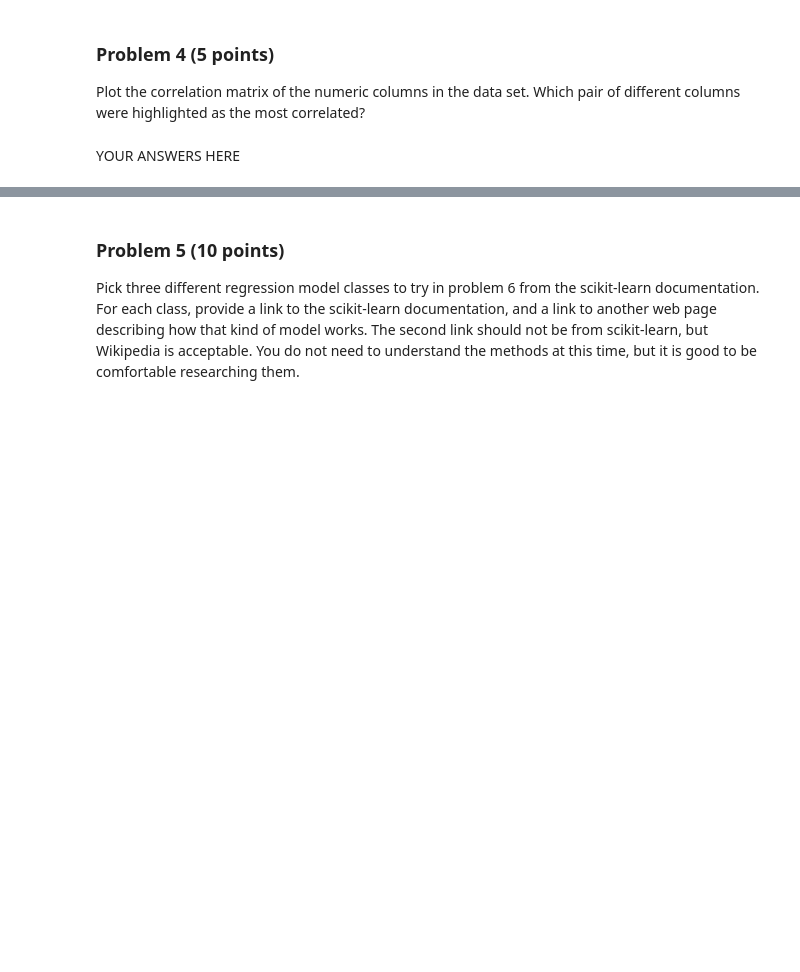
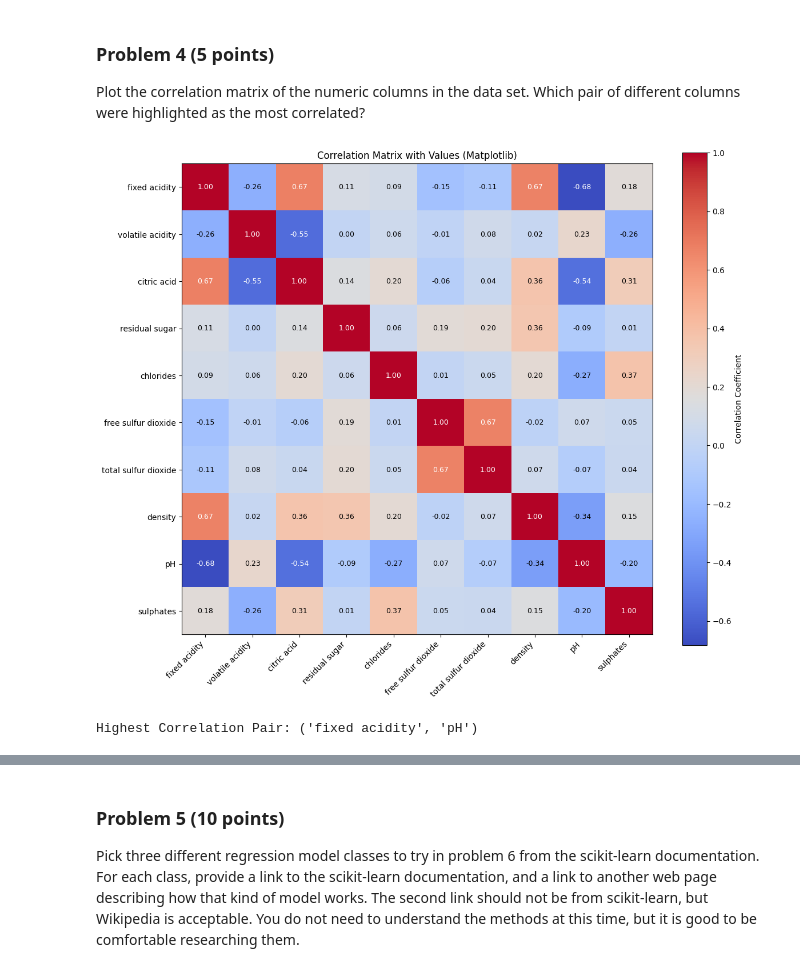
Before and after one commit to kaylamwong/dx602-final-project, a Jupyter notebook: project.ipynb, the cells around one changed output, grey strips where cells are left out. Cells and saved outputs as stored; diff of their text form; code cells hidden in the pictures; blank space fills up the shorter version.

```diff
--- a/project.ipynb
+++ b/project.ipynb
@@ -254,2 +262,47 @@ Which pair of different columns were highlighted as the most correlated?
-# %% [markdown]
-YOUR ANSWERS HERE
+# %%
+# YOUR CODE HERE
+
+# 1. Calculate the correlation matrix
+corr_matrix = wine_quality_10_cols.corr()
+
+# 2. Setup the figure
+fig, ax = plt.subplots(figsize=(12, 10))
+
+# 3. Create the heatmap
+cax = ax.imshow(corr_matrix, cmap='coolwarm', interpolation='nearest')
+fig.colorbar(cax, label='Correlation Coefficient')
+
+# 4. Add labels to X and Y axes
+tick_marks = np.arange(len(corr_matrix.columns))
+ax.set_xticks(tick_marks)
+ax.set_yticks(tick_marks)
+ax.set_xticklabels(corr_matrix.columns, rotation=45, ha='right')
+ax.set_yticklabels(corr_matrix.columns)
+
+# 5. LOOP TO ADD THE SCORING (NUMBERS) TO EACH BOX
+# This iterates over every row (i) and column (j)
+rows, cols = corr_matrix.shape
+for i in range(rows):
+    for j in range(cols):
+        # Get the correlation value
+        val = corr_matrix.iloc[i, j]
+
+        # Determine text color: white for dark cells, black for light cells
+        text_color = "white" if abs(val) > 0.5 else "black"
+
+        # Place the text at position (j, i) formatting to 2 decimals
+        ax.text(j, i, f"{val:.2f}",
+                ha="center", va="center", color=text_color, fontsize=9)
+
+plt.title('Correlation Matrix with Values (Matplotlib)')
+plt.tight_layout()
+plt.show()
+
+# --- ANSWER CHECKER ---
+abs_corr = corr_matrix.abs()
+np.fill_diagonal(abs_corr.values, 0)
+max_pair = abs_corr.stack().idxmax()
+print(f"Highest Correlation Pair: {max_pair}")
+# %% [output]
+[figure, added]
+Highest Correlation Pair: ('fixed acidity', 'pH')
```
Also changed, not shown: parts of 16 cells of this notebook.
